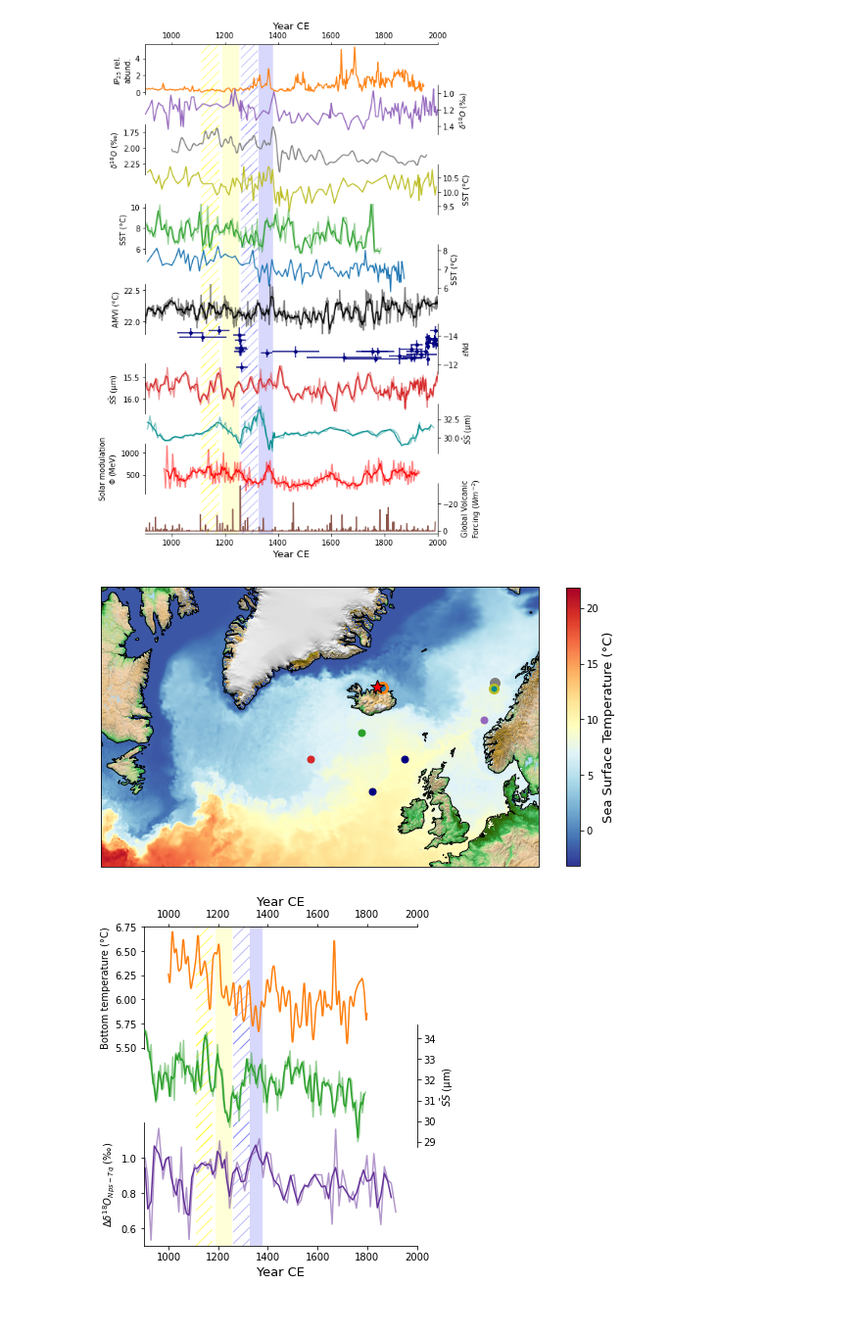
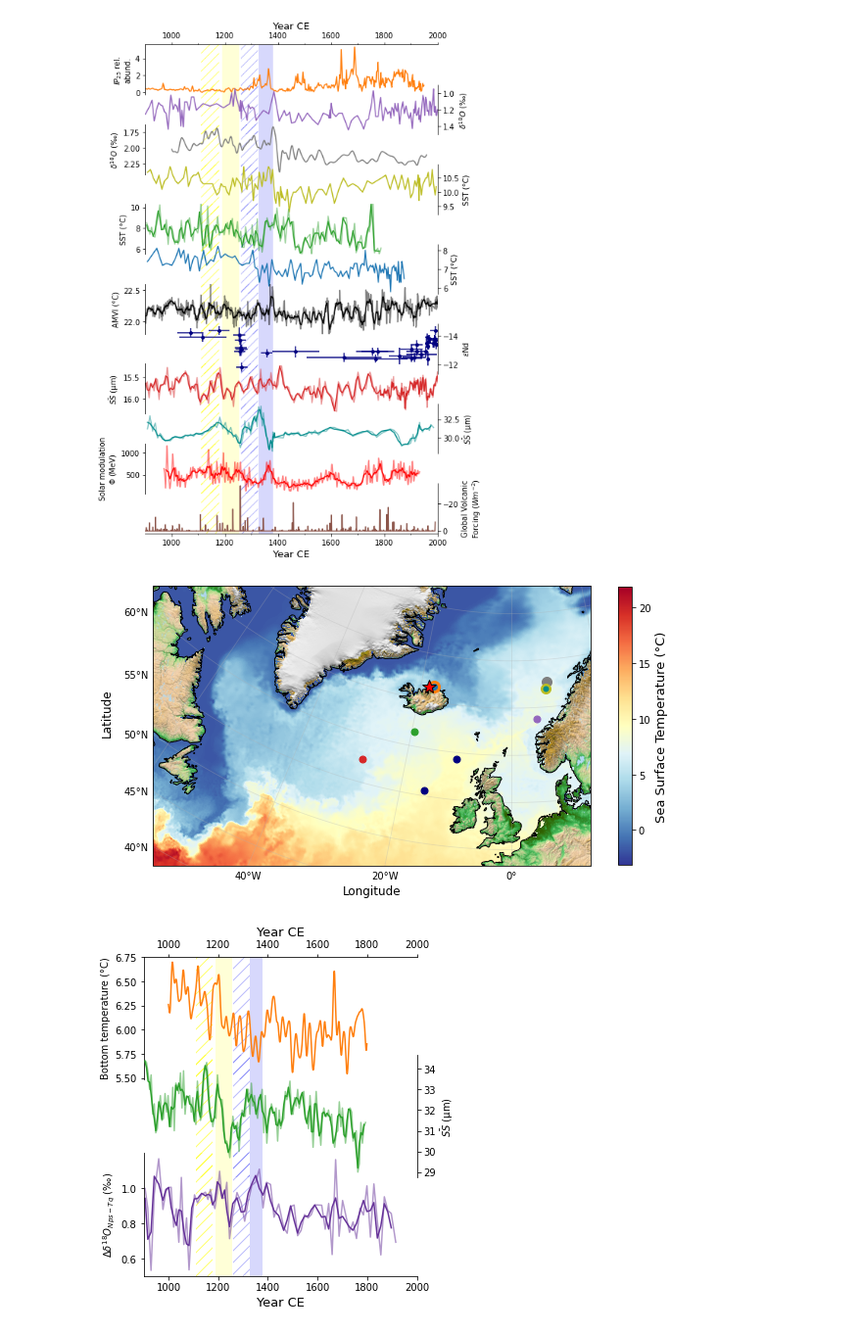
Before and after one commit to BeatrizArellano/MCA-LIA_transition, a Jupyter notebook: NA_env_reconstructions.ipynb, the cells around one changed output. Shown: that part at 98% size. Drawn from its saved outputs; the diff is of its cells as text; code cells hidden in the pictures.

```diff
--- a/NA_env_reconstructions.ipynb
+++ b/NA_env_reconstructions.ipynb
@@ -11,6 +12,10 @@ import numpy as np
 import pandas as pd
 import string
 import xarray as xr
+# %%
+## Parameters to render text as text when saving the figures
+plt.rcParams['svg.fonttype'] = 'none'
+plt.rcParams['pdf.use14corefonts'] = True
 # %%
 ## Metadata
 data_path = 'data/env_reconstructions/'
@@ -175,27 +183,36 @@ cci_sst_apr = cci_sst_apr.assign(analysed_sst=cci_sst_apr.analysed_sst-273.15)
 # %%
 map_recs = [r for r,_ in recs_na.items() if r not in ['Volc_RF_Sigl_2015','SolMod_global_Brehm_2021','NAOcc_Ortega_2015']]
 longitude = float(md.loc['d18O_Reynolds_2016'].Longitude)
 latitude = float(md.loc['d18O_Reynolds_2016'].Latitude)
 fig = plt.figure(figsize=(10, 6))
 ax = plt.axes(projection = ccrs.EquidistantConic(central_longitude=0.0, central_latitude=50.0, false_easting=20.0, false_northing=80.0, standard_parallels=(20.0, 50.0), globe=None))# create a set of axes with Mercator projection
 ax.set_extent([-60.483, 12.64, 47.733,70.14])
 for i,(rec_id,rec) in enumerate(md.loc[map_recs].iterrows()):
     lon,lat = eval(rec.Longitude), eval(rec.Latitude)
     if 'movelon' in recs_na[rec_id].keys():
         lon += recs_na[rec_id]['movelon']
     #ax.plot(lon,lat, 'o', markersize=9 if i==0 else 6,color=colors[i], transform=ccrs.Geodetic())
     size = 7 if 'size' not in recs_na[rec_id].keys() else recs_na[rec_id]['size']
     ax.plot(lon,lat, 'o', markersize=size,color=recs_na[rec_id]['color'], transform=ccrs.Geodetic())
 ax.plot(longitude,latitude, '*', markersize=14,color='red', transform=ccrs.Geodetic(),markeredgecolor='k')
 ax.coastlines(resolution='50m')
 ax.imshow(img, origin='upper', transform=ccrs.PlateCarree())
 cmap = cci_sst_apr.analysed_sst.plot(ax=ax,transform=ccrs.PlateCarree(),cmap='RdYlBu_r',vmin=-3.15,vmax=21.85,add_colorbar=False)
 ax.set_title('');
 cbar = fig.colorbar(cmap, ax=ax, shrink=0.87)
 cbar.ax.set_ylabel(r'Sea Surface Temperature (°C)', fontsize=13);
+gl = ax.gridlines(draw_labels=True,rotate_labels=False,alpha=0.3)
+gl.top_labels = False
+gl.right_labels = False
+ax.text(-0.09, 0.55, 'Latitude', va='bottom', ha='center',
+        rotation='vertical', rotation_mode='anchor', size=12,
+        transform=ax.transAxes)
+ax.text(0.5, -0.11, 'Longitude', va='bottom', ha='center',
+        rotation='horizontal', rotation_mode='anchor', size=12,
+        transform=ax.transAxes);
 fig.savefig('img/NA_map_biv_site.png',dpi=300, bbox_inches='tight')
 # %% [output]
-[figure, old version]
+[figure, new version]
 # %%
 recs_suppl ={'SBT_MFNorw_Cunningham_2013': {'smooth':False,'invert':False,'color':'tab:orange'},
              'SS_ISOW_Moffa_2015': {'smooth':2,'invert':False,'units':'μm','color':'tab:green'},
```
Also changed, not shown: parts of 4 cells of this notebook, 2 other files.
